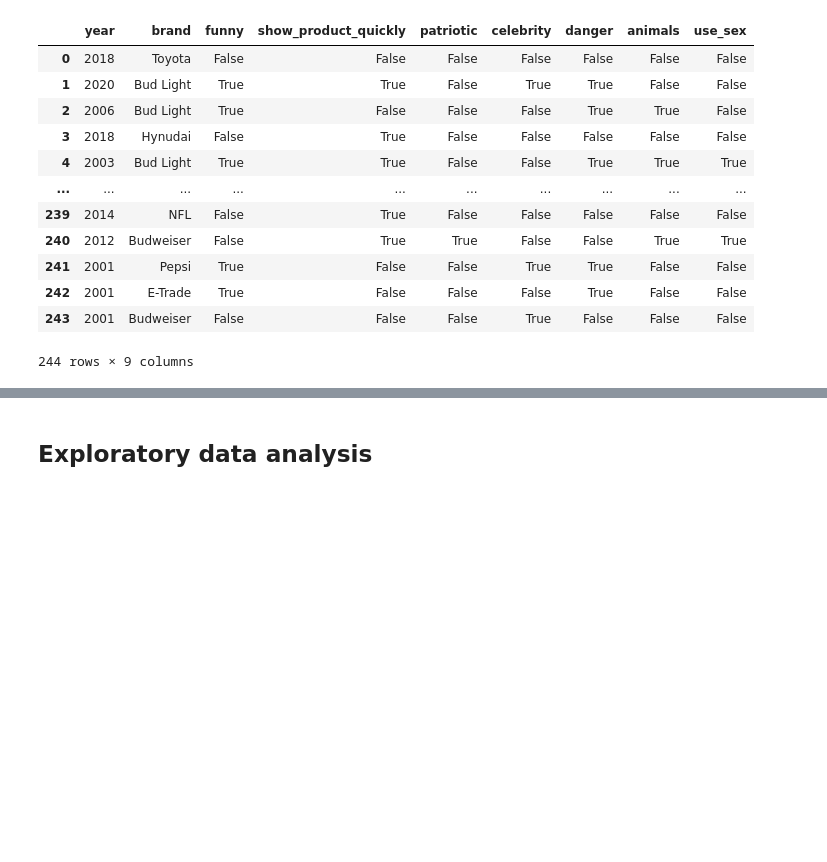
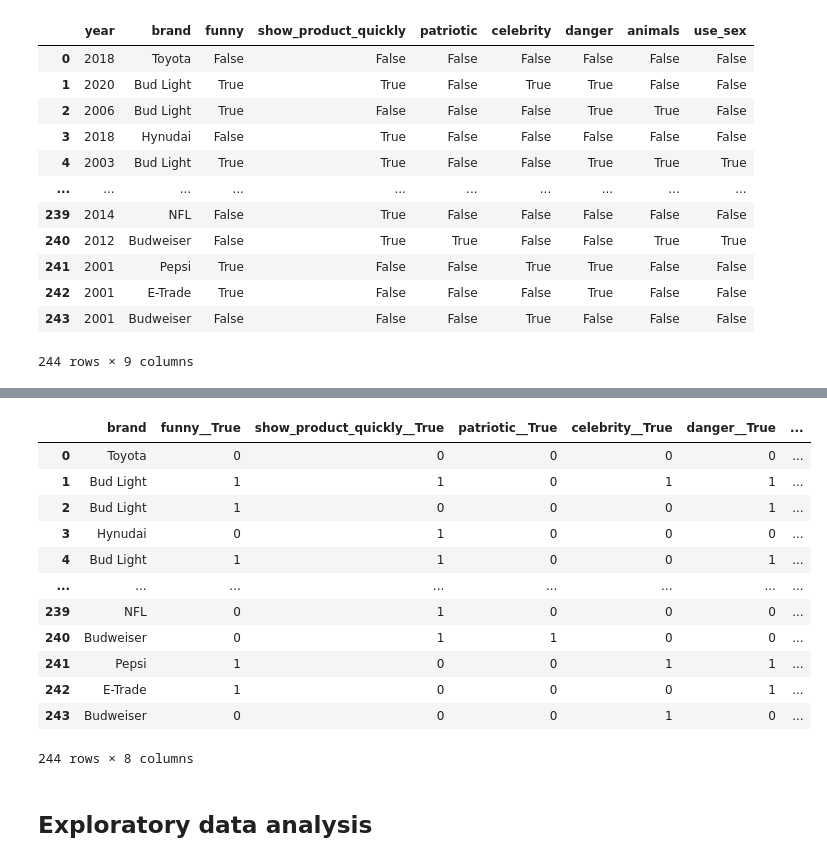
Before and after one commit to liparose/homework-1, a Jupyter notebook: notebooks/04-data-exploration.ipynb, the cells around one changed output, grey strips where cells are left out. Drawn from its saved outputs; the diff is of its cells as text; code cells hidden in the pictures; blank space fills up the shorter version.

```diff
--- a/notebooks/04-data-exploration.ipynb
+++ b/notebooks/04-data-exploration.ipynb
@@ -95,3 +162,23 @@ df
+# %%
+liste = df[['brand']].copy()
+
+liste = liste.join(dummy_nominal)
+
+liste
+# %% [output]
+|  | brand | funny__True | show_product_quickly__True | patriotic__True | celebrity__True | danger__True | ... |
+| 0 | Toyota | 0 | 0 | 0 | 0 | 0 | ... |
+| 1 | Bud Light | 1 | 1 | 0 | 1 | 1 | ... |
+| 2 | Bud Light | 1 | 0 | 0 | 0 | 1 | ... |
+| 3 | Hynudai | 0 | 1 | 0 | 0 | 0 | ... |
+| 4 | Bud Light | 1 | 1 | 0 | 0 | 1 | ... |
+| ... | ... | ... | ... | ... | ... | ... | ... |
+| 239 | NFL | 0 | 1 | 0 | 0 | 0 | ... |
+| 240 | Budweiser | 0 | 1 | 1 | 0 | 0 | ... |
+| 241 | Pepsi | 1 | 0 | 0 | 1 | 1 | ... |
+| 242 | E-Trade | 1 | 0 | 0 | 0 | 1 | ... |
+| 243 | Budweiser | 0 | 0 | 0 | 1 | 0 | ... |
+244 rows × 8 columns
 # %% [markdown]
 ## Exploratory data analysis
 # %%
```
Also changed, not shown: parts of 6 cells of this notebook.
